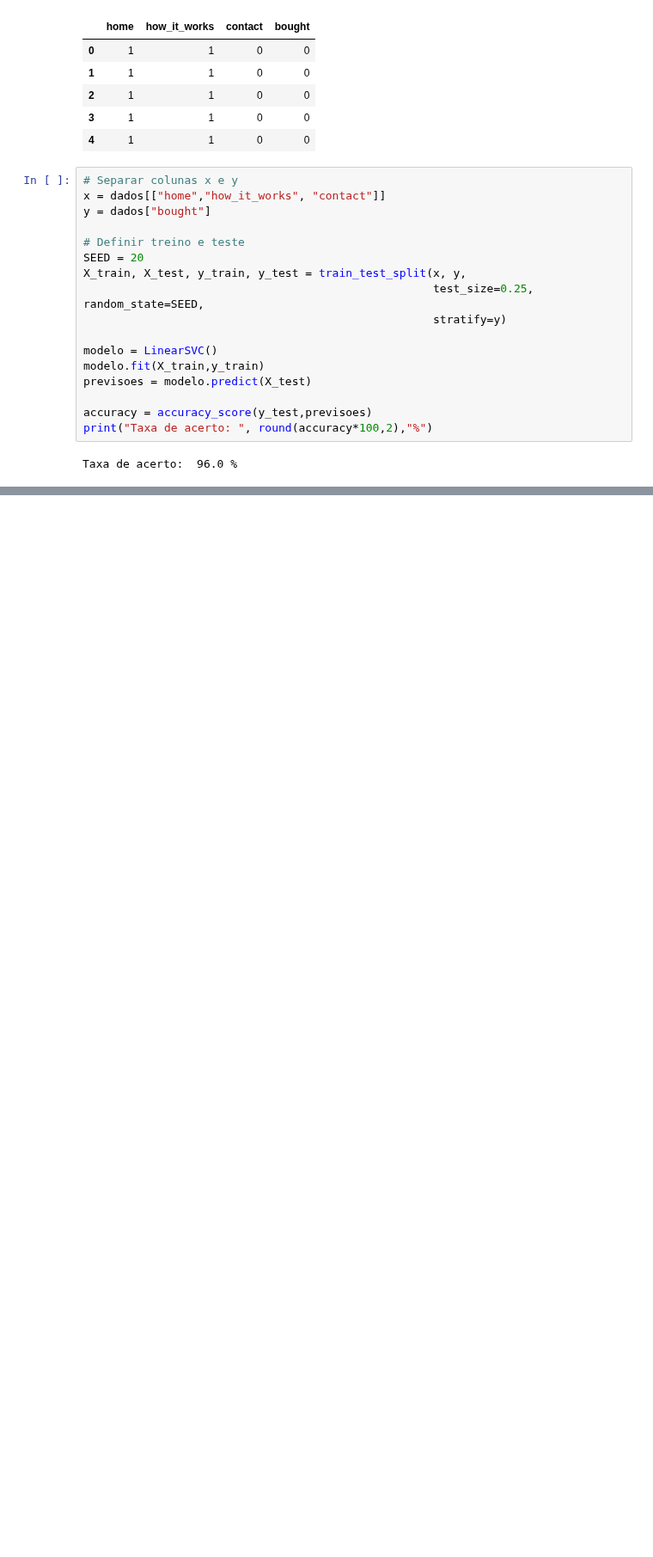
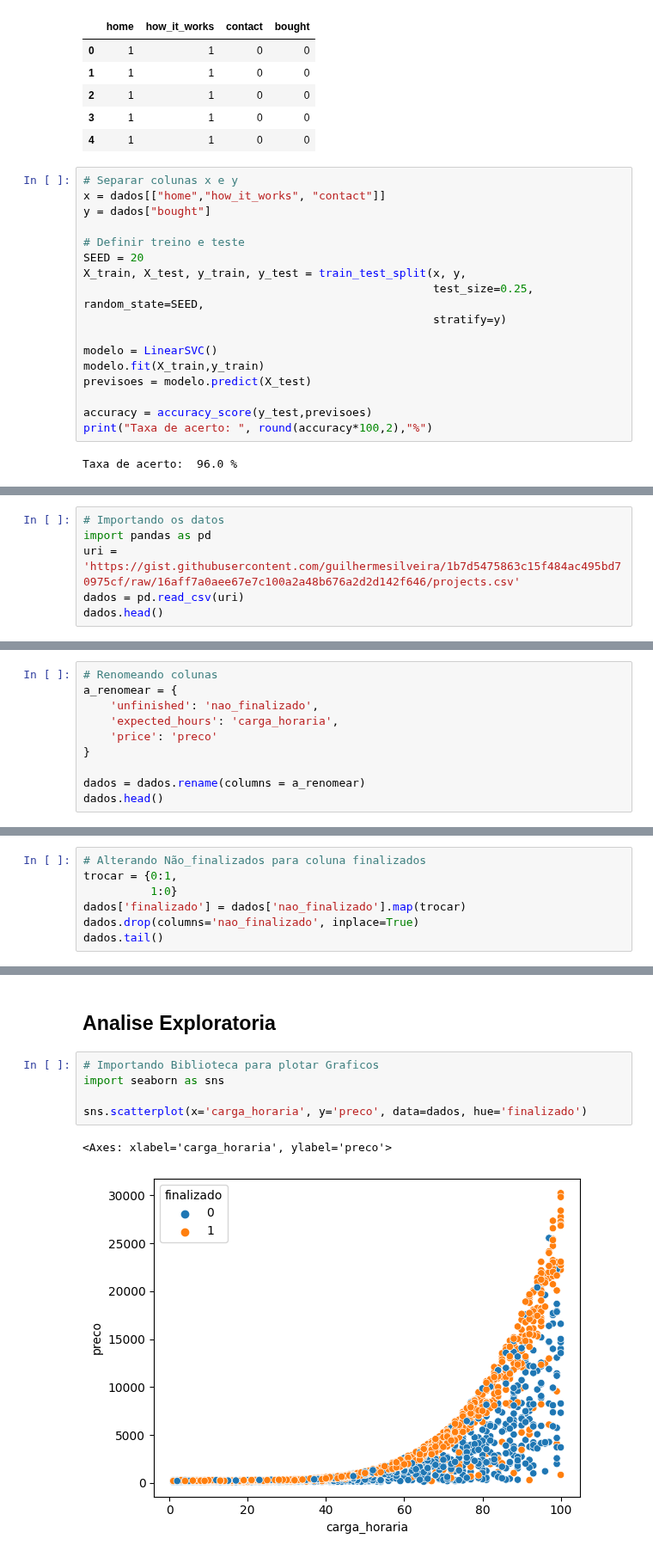
Before and after one commit to Patrick-Setubal/Data_Science_Analytics, a Jupyter notebook: alura_curso/FormacaoMachineLearning/ClassificacaoSKLearn/Introducao.ipynb, the cells around one changed output, grey strips where cells are left out. Shown at 86% size. Saved outputs shown, nothing was run; the diff lists cells and outputs as text; blank space fills up the shorter version.

```diff
--- a/alura_curso/FormacaoMachineLearning/ClassificacaoSKLearn/Introducao.ipynb
+++ b/alura_curso/FormacaoMachineLearning/ClassificacaoSKLearn/Introducao.ipynb
@@ -38,0 +59,6 @@ Taxa de acerto:  96.0 %
+# %%
+# Importando os datos
+import pandas as pd
+uri = 'https://gist.githubusercontent.com/guilhermesilveira/1b7d5475863c15f484ac495bd70975cf/raw/16aff7a0aee67e7c100a2a48b676a2d2d142f646/projects.csv'
+dados = pd.read_csv(uri)
+dados.head()
@@ -38,0 +72,10 @@ Taxa de acerto:  96.0 %
+# %%
+# Renomeando colunas
+a_renomear = {
+    'unfinished': 'nao_finalizado',
+    'expected_hours': 'carga_horaria',
+    'price': 'preco'
+}
+
+dados = dados.rename(columns = a_renomear)
+dados.head()
@@ -38,0 +89,7 @@ Taxa de acerto:  96.0 %
+# %%
+# Alterando Não_finalizados para coluna finalizados
+trocar = {0:1,
+          1:0}
+dados['finalizado'] = dados['nao_finalizado'].map(trocar)
+dados.drop(columns='nao_finalizado', inplace=True)
+dados.tail()
@@ -38,0 +103,10 @@ Taxa de acerto:  96.0 %
+# %% [markdown]
+## Analise Exploratoria
+# %%
+# Importando Biblioteca para plotar Graficos
+import seaborn as sns
+
+sns.scatterplot(x='carga_horaria', y='preco', data=dados, hue='finalizado')
+# %% [output]
+<Axes: xlabel='carga_horaria', ylabel='preco'>
+[figure, added]
```
Also changed, not shown: parts of 12 cells of this notebook.
